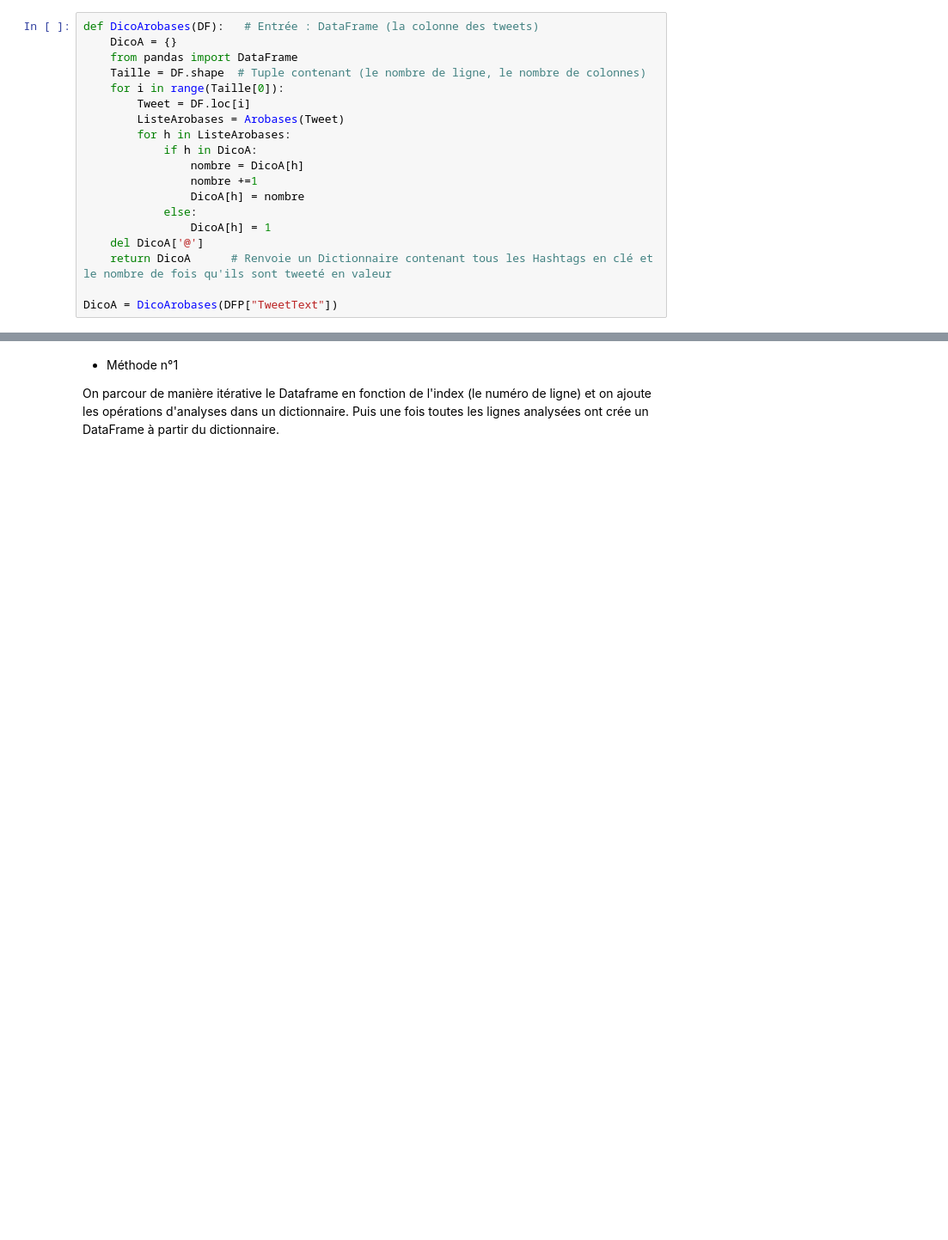
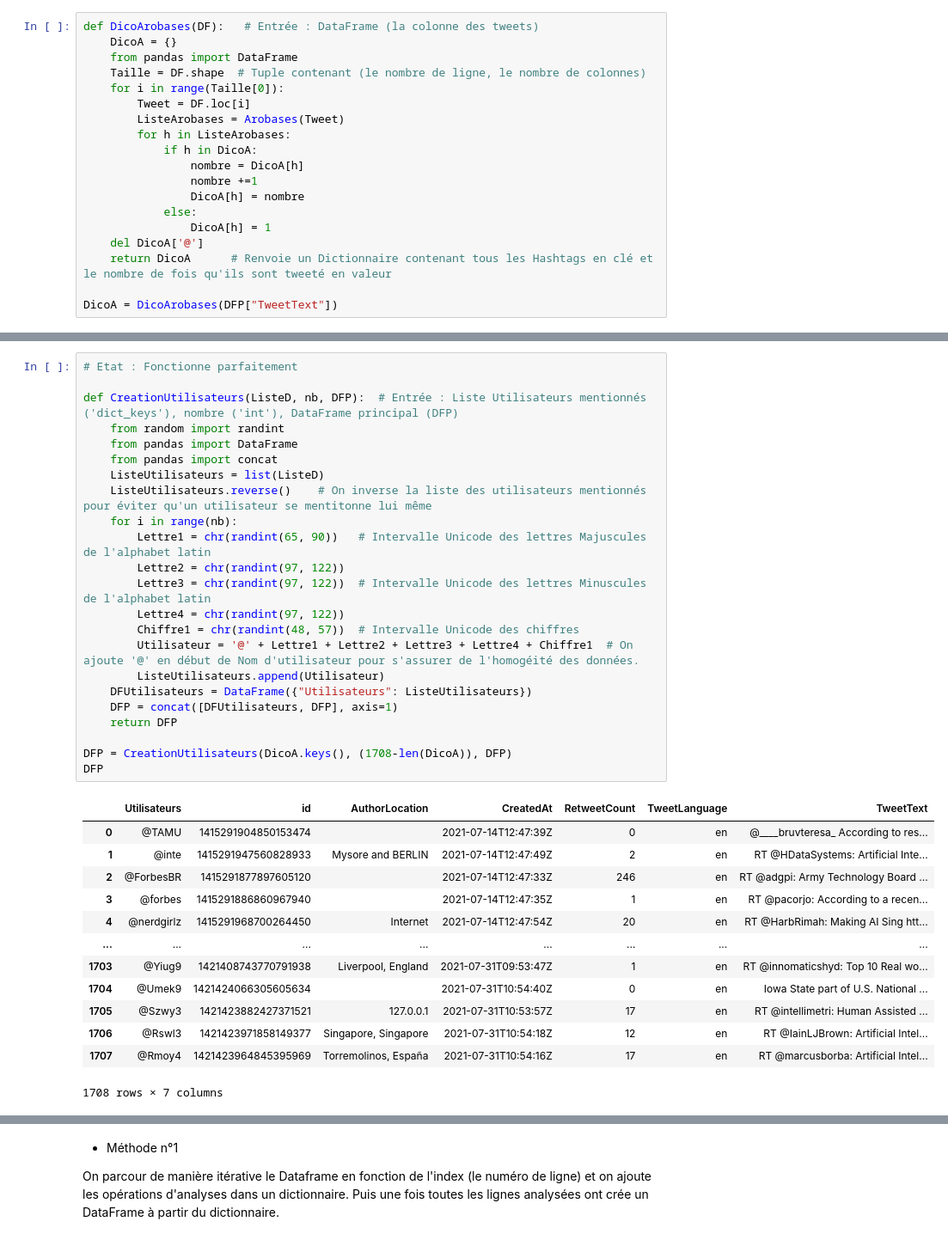
Before and after one commit to LugolBis/Projet-IN304, a Jupyter notebook: Projet_Loïc.ipynb, the cells around one changed output, grey strips where cells are left out. Shown: that part at 86% size. Cells and saved outputs as stored; diff of their text form; blank space fills up the shorter version.

```diff
--- a/Projet_Loïc.ipynb
+++ b/Projet_Loïc.ipynb
@@ -244,3 +210,40 @@ DFa = DFArobases(DFP["TweetText"])
+# %%
+# Etat : Fonctionne parfaitement
+
+def CreationUtilisateurs(ListeD, nb, DFP):  # Entrée : Liste Utilisateurs mentionnés ('dict_keys'), nombre ('int'), DataFrame principal (DFP)
+    from random import randint
+    from pandas import DataFrame
+    from pandas import concat
+    ListeUtilisateurs = list(ListeD)
+    ListeUtilisateurs.reverse()    # On inverse la liste des utilisateurs mentionnés pour éviter qu'un utilisateur se mentitonne lui même
+    for i in range(nb):
+        Lettre1 = chr(randint(65, 90))   # Intervalle Unicode des lettres Majuscules de l'alphabet latin
+        Lettre2 = chr(randint(97, 122))
+        Lettre3 = chr(randint(97, 122))  # Intervalle Unicode des lettres Minuscules de l'alphabet latin
+        Lettre4 = chr(randint(97, 122))
+        Chiffre1 = chr(randint(48, 57))  # Intervalle Unicode des chiffres
+        Utilisateur = '@' + Lettre1 + Lettre2 + Lettre3 + Lettre4 + Chiffre1  # On ajoute '@' en début de Nom d'utilisateur pour s'assurer de l'homogéité des données.
+        ListeUtilisateurs.append(Utilisateur)
+    DFUtilisateurs = DataFrame({"Utilisateurs": ListeUtilisateurs})
+    DFP = concat([DFUtilisateurs, DFP], axis=1)
+    return DFP
+
+DFP = CreationUtilisateurs(DicoA.keys(), (1708-len(DicoA)), DFP)
+DFP
+# %% [output]
+|  | Utilisateurs | id | AuthorLocation | CreatedAt | RetweetCount | TweetLanguage | TweetText |
+| 0 | @TAMU | 1415291904850153474 |  | 2021-07-14T12:47:39Z | 0 | en | @____bruvteresa_ According to res... |
+| 1 | @inte | 1415291947560828933 | Mysore and BERLIN | 2021-07-14T12:47:49Z | 2 | en | RT @HDataSystems: Artificial Inte... |
+| 2 | @ForbesBR | 1415291877897605120 |  | 2021-07-14T12:47:33Z | 246 | en | RT @adgpi: Army Technology Board ... |
+| 3 | @forbes | 1415291886860967940 |  | 2021-07-14T12:47:35Z | 1 | en | RT @pacorjo: According to a recen... |
+| 4 | @nerdgirlz | 1415291968700264450 | Internet | 2021-07-14T12:47:54Z | 20 | en | RT @HarbRimah: Making AI Sing htt... |
+| ... | ... | ... | ... | ... | ... | ... | ... |
+| 1703 | @Yiug9 | 1421408743770791938 | Liverpool, England | 2021-07-31T09:53:47Z | 1 | en | RT @innomaticshyd: Top 10 Real wo... |
+| 1704 | @Umek9 | 1421424066305605634 |  | 2021-07-31T10:54:40Z | 0 | en | Iowa State part of U.S. National ... |
+| 1705 | @Szwy3 | 1421423882427371521 | 127.0.0.1 | 2021-07-31T10:53:57Z | 17 | en | RT @intellimetri: Human Assisted ... |
+| 1706 | @Rswl3 | 1421423971858149377 | Singapore, Singapore | 2021-07-31T10:54:18Z | 12 | en | RT @IainLJBrown: Artificial Intel... |
+| 1707 | @Rmoy4 | 1421423964845395969 | Torremolinos, España | 2021-07-31T10:54:16Z | 17 | en | RT @marcusborba: Artificial Intel... |
+1708 rows × 7 columns
 # %% [markdown]
 # DataFrame d'Analyse
 Ce DataFrame contient toute les Analyses PAR Tweet, il permet de récupérer grâce à l'index de la ligne du Tweet (stocké dans le DataFrame principal : 'DFP')
```
Also changed, not shown: parts of 37 cells of this notebook.
